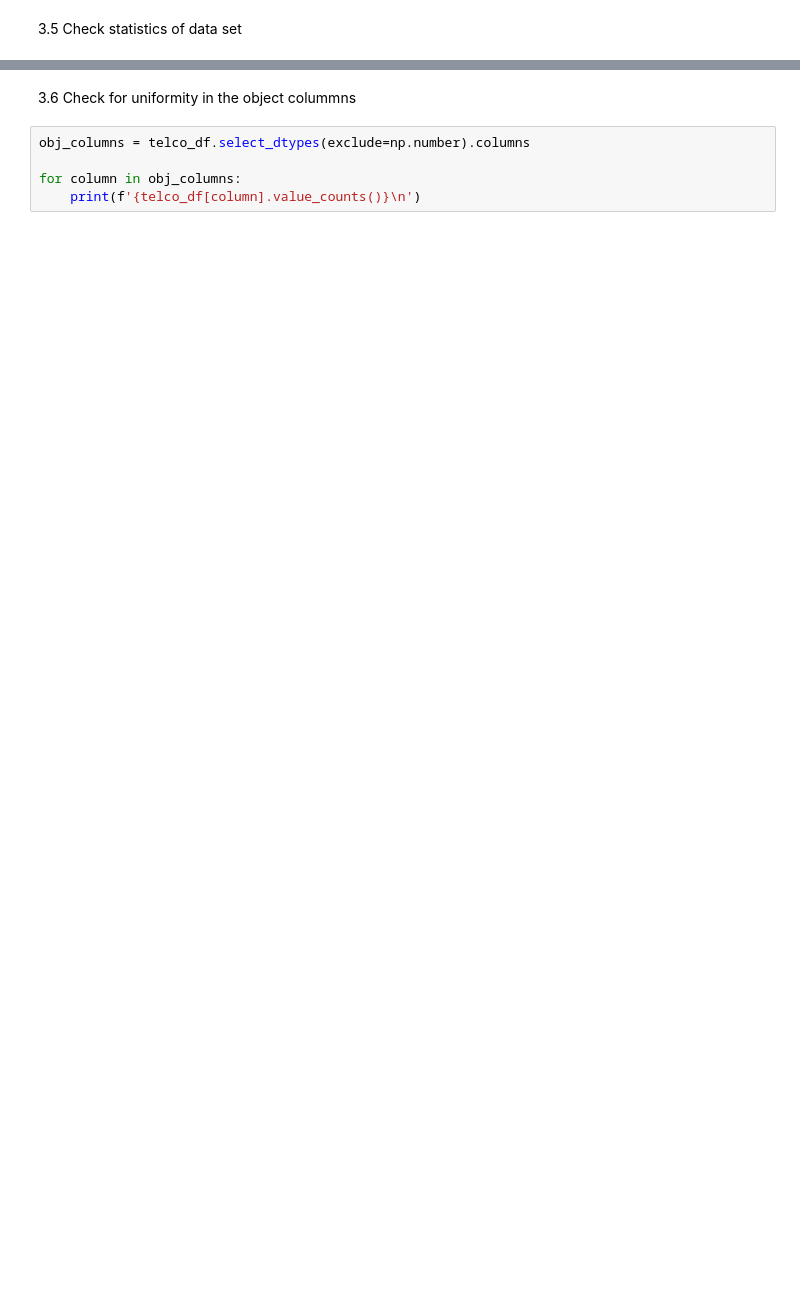
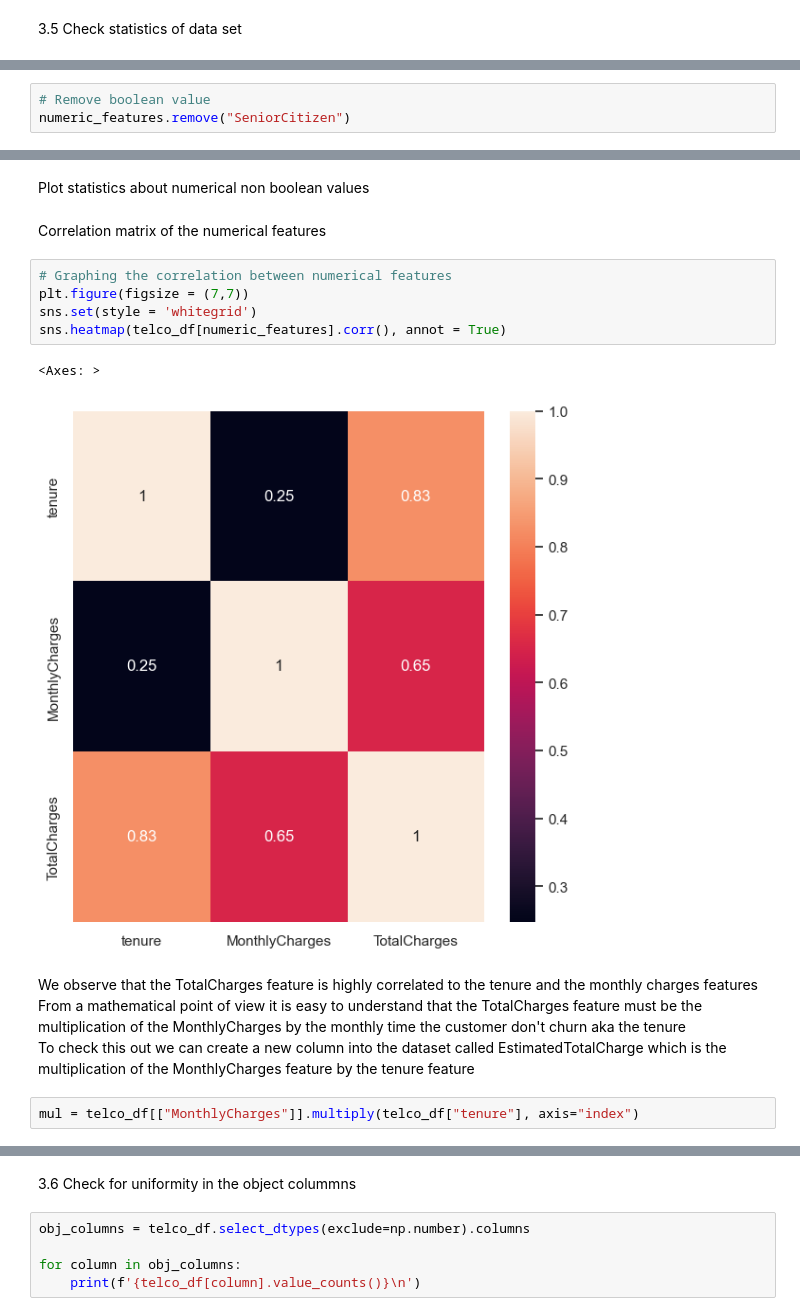
Before and after one commit to RonanRibouletPython/Customer_Churn_Prediction_Project, a Jupyter notebook: notebook/model_experiments.ipynb, the cells around one changed output, grey strips where cells are left out. Cells and saved outputs as stored; diff of their text form; blank space fills up the shorter version.

```diff
--- a/notebook/model_experiments.ipynb
+++ b/notebook/model_experiments.ipynb
@@ -172,0 +262,3 @@ We have 18 categorical features : ['customerID', 'gender', 'Partner', 'Dependent
+# %%
+# Remove boolean value
+numeric_features.remove("SeniorCitizen")
@@ -172,0 +269,18 @@ We have 18 categorical features : ['customerID', 'gender', 'Partner', 'Dependent
+# %% [markdown]
+Plot statistics about numerical non boolean values
+# %% [markdown]
+Correlation matrix of the numerical features
+# %%
+# Graphing the correlation between numerical features
+plt.figure(figsize = (7,7))
+sns.set(style = 'whitegrid')
+sns.heatmap(telco_df[numeric_features].corr(), annot = True)
+# %% [output]
+<Axes: >
+[figure, added]
+# %% [markdown]
+We observe that the TotalCharges feature is highly correlated to the tenure and the monthly charges features\
+From a mathematical point of view it is easy to understand that the TotalCharges feature must be the multiplication of the MonthlyCharges by the monthly time the customer don't churn aka the tenure\
+To check this out we can create a new column into the dataset called EstimatedTotalCharge which is the multiplication of the MonthlyCharges feature by the tenure feature
+# %%
+mul = telco_df[["MonthlyCharges"]].multiply(telco_df["tenure"], axis="index")
```
Also changed, not shown: parts of 61 cells of this notebook, 1 other file.
